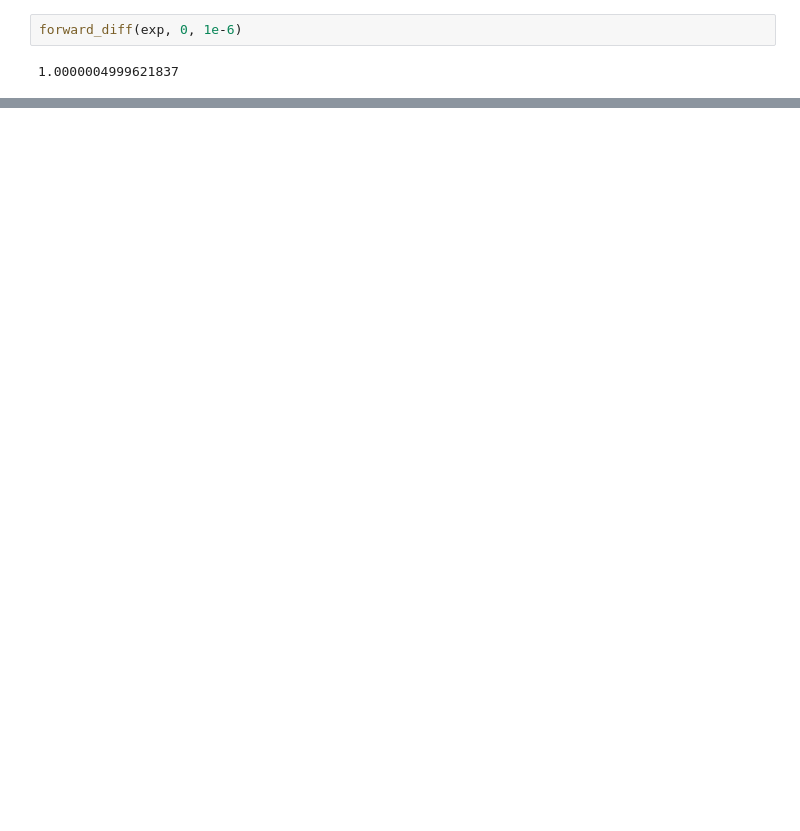
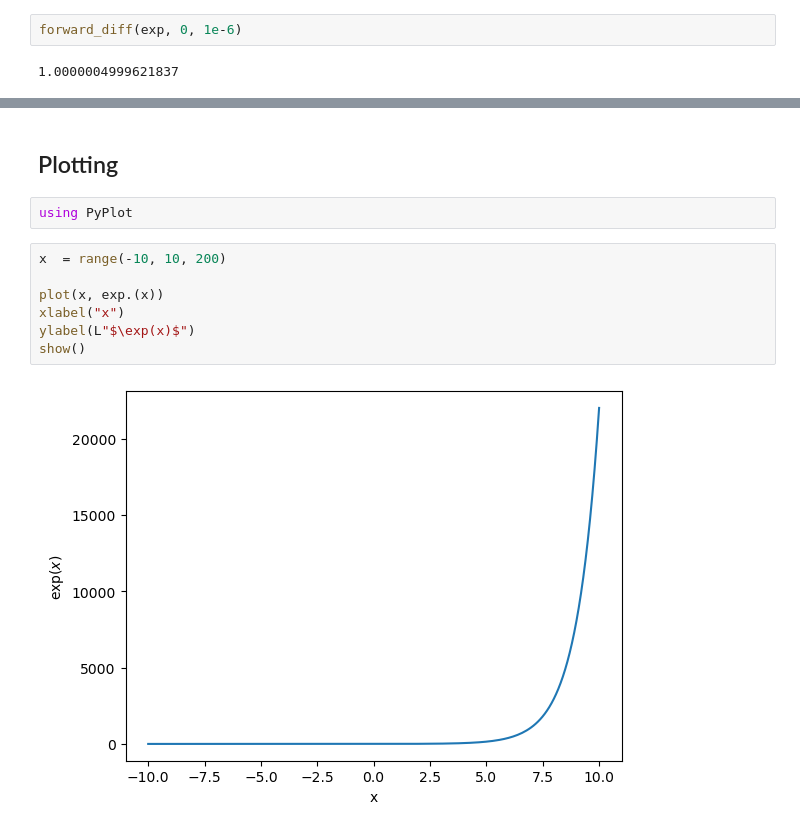
Before and after one commit to tkeegan12/Course_Computational_Physics_and_Engineering, a Jupyter notebook: Module1_Intro to Julia and Numerical Differentiations.ipynb, the cells around one changed output, grey strips where cells are left out. Saved outputs shown, nothing was run; the diff lists cells and outputs as text; blank space fills up the shorter version.

```diff
--- a/Module1_Intro to Julia and Numerical Differentiations.ipynb
+++ b/Module1_Intro to Julia and Numerical Differentiations.ipynb
@@ -47,0 +99,13 @@ forward_diff(exp, 0, 1e-6)
+# %% [markdown]
+## Plotting
+# %%
+using PyPlot
+# %%
+x  = range(-10, 10, 200)
+
+plot(x, exp.(x))
+xlabel("x")
+ylabel(L"$\exp(x)$")
+show()
+# %% [output]
+[figure, added]
```
Also changed, not shown: parts of 15 cells of this notebook.
